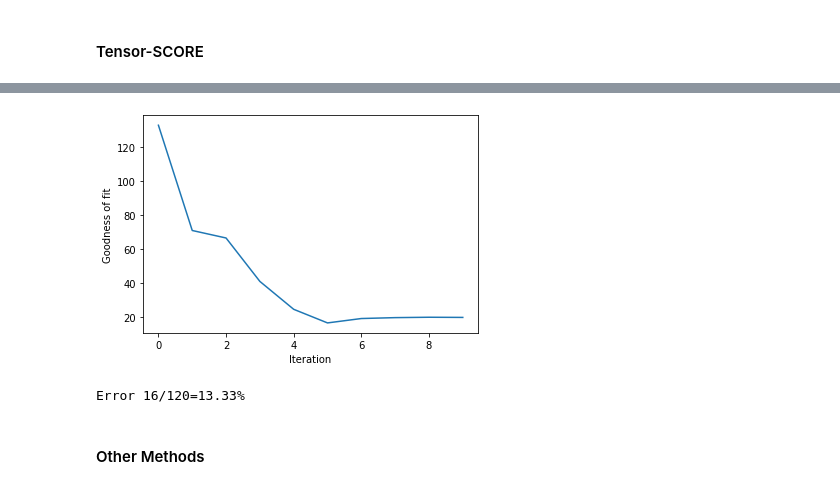
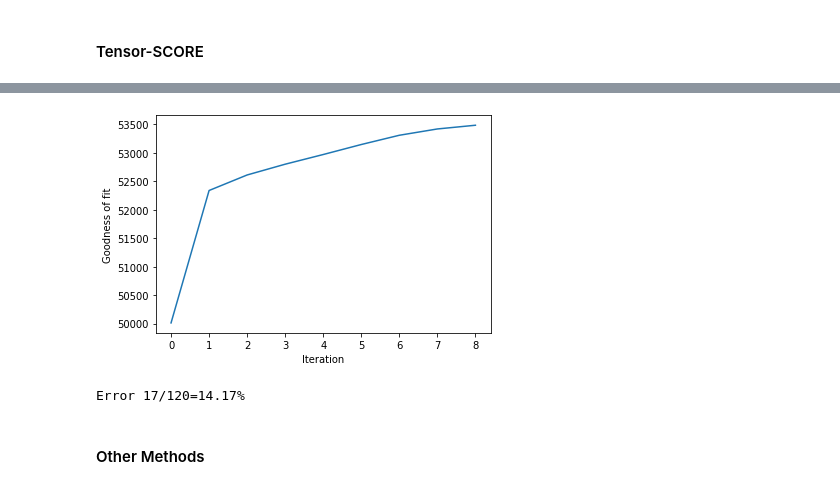
Before and after one commit to bill10/Tensor-SCORE, a Jupyter notebook: Tensor-SCORE.ipynb, the cells around one changed output, grey strips where cells are left out. Drawn from its saved outputs; the diff is of its cells as text; code cells hidden in the pictures.

```diff
--- a/Tensor-SCORE.ipynb
+++ b/Tensor-SCORE.ipynb
@@ -300,7 +300,7 @@ def NHCut(H,K,eigs=False):
 #### Load Data
 # %%
 # Load edges
-G=load_edges('../../Hyper-SCORE/Code/legislator_edges.tsv')
+G=load_edges('legislator_edges.tsv')
 N=G.shape[1]
 G
 # %% [output]
@@ -338,4 +338,4 @@ K=7
 U0 = hosvd_gpu(N+dummies,K,regular_edges,eigs=True)
 U0[:N,:]=NHCut(G,K,eigs=True)
 
-U,lik=hooi_gpu(N+dummies, K, regular_edges, U0, delta=100, iterations=10, diagnose=True, return_lik=True)
+U,lik=hooi_gpu(N+dummies, K, regular_edges, U0, delta=10, iterations=10, diagnose=True, return_lik=True)
@@ -342,17 +353,14 @@ U,lik=hooi_gpu(N+dummies, K, regular_edges, U0, delta=100, iterations=10, diagno
 # %%
-plt.plot(lik);
+plt.plot(lik[1:]);
 plt.xlabel('Iteration');
 plt.ylabel('Goodness of fit');
 # %% [output]
-[figure, old version]
+[figure, new version]
 # %%
-i=0
-T1=N
-T2=N
-x=U[:N,i].copy()
+x=U[:N,0].copy()
 # Avoid divide-by-0 error
 x[x==0]=1
-B = U[:N,np.arange(U.shape[1])!=i]/x.reshape(N,1)
+B = U[:N,1:]/x.reshape(N,1)
 T=N
 norm=np.linalg.norm(B, axis=1)
 indx=norm>T
@@ -360,7 +368,7 @@ B[indx,:]=B[indx,:]/norm[indx,np.newaxis]*T
 labels = kmeans(B, K)
 assess_error(labels, comm)
 # %% [output]
-Error 16/120=13.33%
+Error 17/120=14.17%
 # %% [markdown]
 #### Other Methods
 # %%
```
Also changed, not shown: parts of 8 cells of this notebook.
